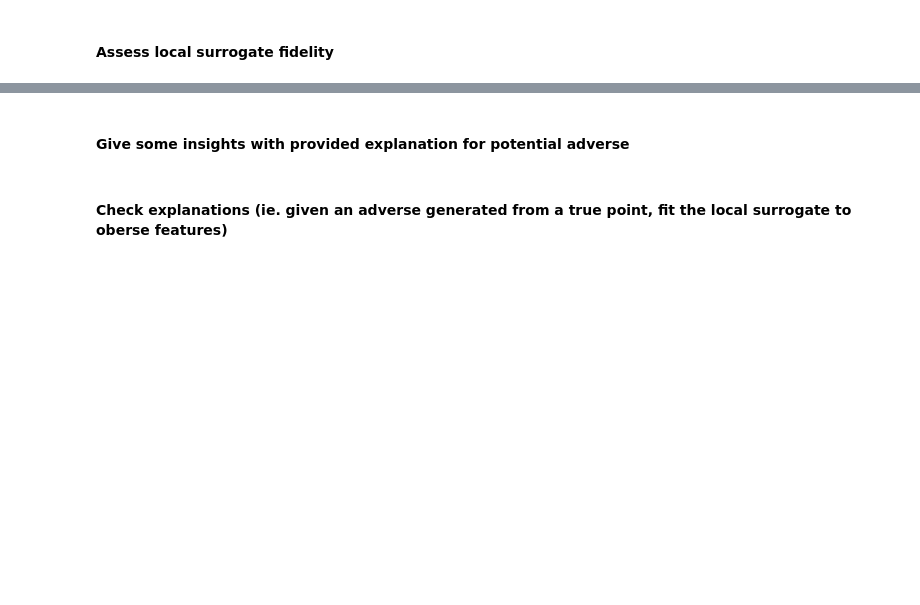
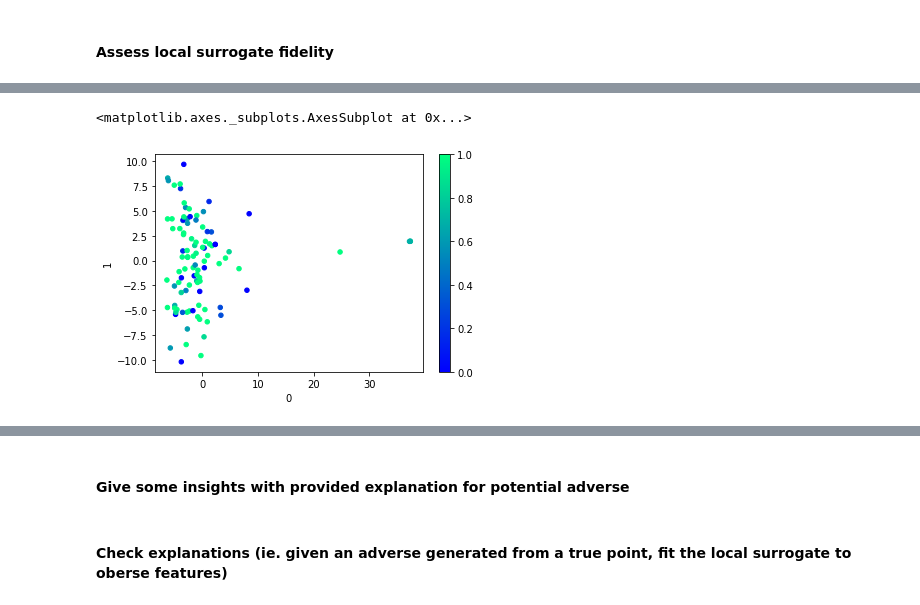
Before and after one commit to axa-rev-research/local-adverse-detection, a Jupyter notebook: Experiment.ipynb, the cells around one changed output, grey strips where cells are left out. Drawn from its saved outputs; the diff is of its cells as text; code cells hidden in the pictures; blank space fills up the shorter version.

```diff
--- a/Experiment.ipynb
+++ b/Experiment.ipynb
@@ -57,0 +138,17 @@ Image(ls.plot_decision_tree(X, surrogate))
+# %%
+from sklearn.manifold import Isomap
+iso = Isomap(n_components=2)
+iso = iso.fit(X)
+
+X_embedded = iso.transform(X.iloc[xs_toexplain])
+
+df_ = res_.copy()
+df_.columns = X.iloc[xs_toexplain].index
+
+f, ax = subplots(1)
+df = pandas.DataFrame(X_embedded)
+
+df.plot(kind='scatter', x=0, y=1, c=df_.loc[0.1], ax=ax, colormap='winter')
+# %% [output]
+<matplotlib.axes._subplots.AxesSubplot at 0x...>
+[figure, added]
```
Also changed, not shown: parts of 13 cells of this notebook, 2 other files.
